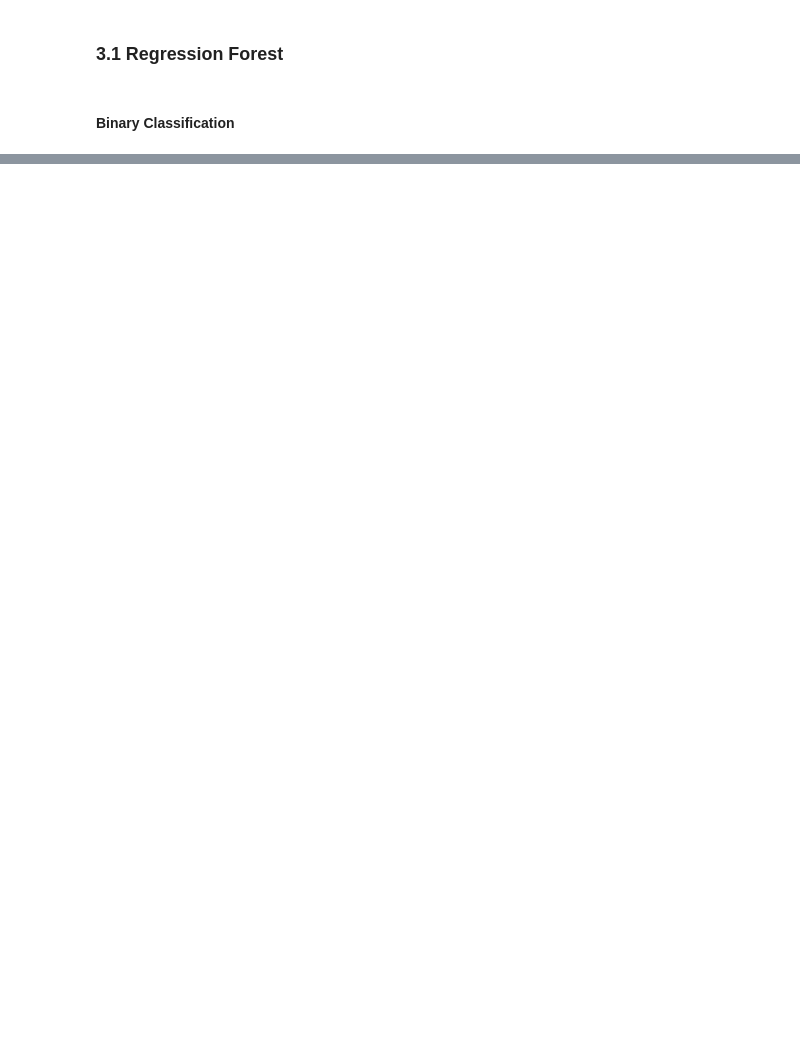
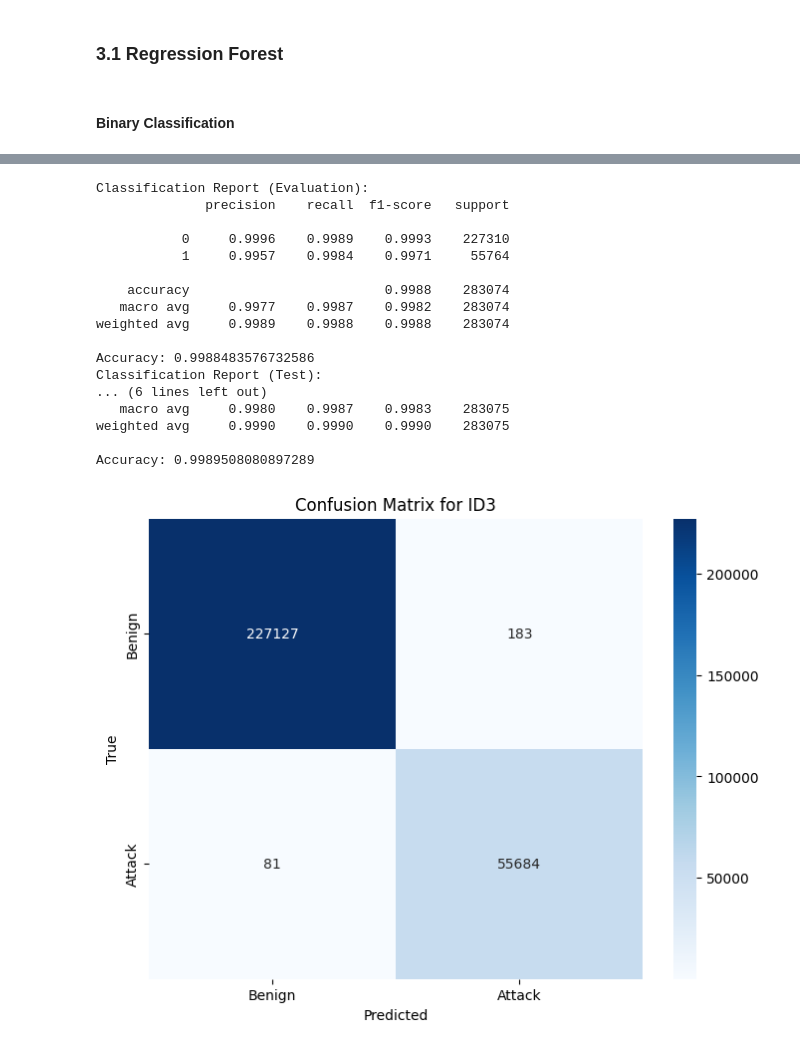
Before and after one commit to Joe-0120/ML-IDS, a Jupyter notebook: Notebooks/3_ML_Models.ipynb, the cells around one changed output, grey strips where cells are left out. Cells and saved outputs as stored; diff of their text form; code cells hidden in the pictures; blank space fills up the shorter version.

```diff
--- a/Notebooks/3_ML_Models.ipynb
+++ b/Notebooks/3_ML_Models.ipynb
@@ -336,0 +587,27 @@ Fitting 3 folds for each of 10 candidates, totalling 30 fits
+# %%
+y_pred_eval = id3_model.predict(scaler.transform(X_eval))
+metrics_report("Evaluation", Y_eval.is_attack, y_pred_eval, print_avg=False)
+
+# Predict and evaluate on the test set
+y_pred_test = id3_model.predict(scaler.transform(X_test))
+performance_models["id3"] = metrics_report("Test", Y_test.is_attack, y_pred_test, print_avg=False)
+plot_confusion_matrix("ID3", Y_test, Y_pred)
+# %% [output]
+Classification Report (Evaluation):
+              precision    recall  f1-score   support
+
+           0     0.9996    0.9989    0.9993    227310
+           1     0.9957    0.9984    0.9971     55764
+
+    accuracy                         0.9988    283074
+   macro avg     0.9977    0.9987    0.9982    283074
+weighted avg     0.9989    0.9988    0.9988    283074
+
+Accuracy: 0.9988483576732586
+Classification Report (Test):
+... (6 lines left out)
+   macro avg     0.9980    0.9987    0.9983    283075
+weighted avg     0.9990    0.9990    0.9990    283075
+
+Accuracy: 0.9989508080897289
+[figure, added]
```
Also changed, not shown: parts of 26 cells of this notebook.
